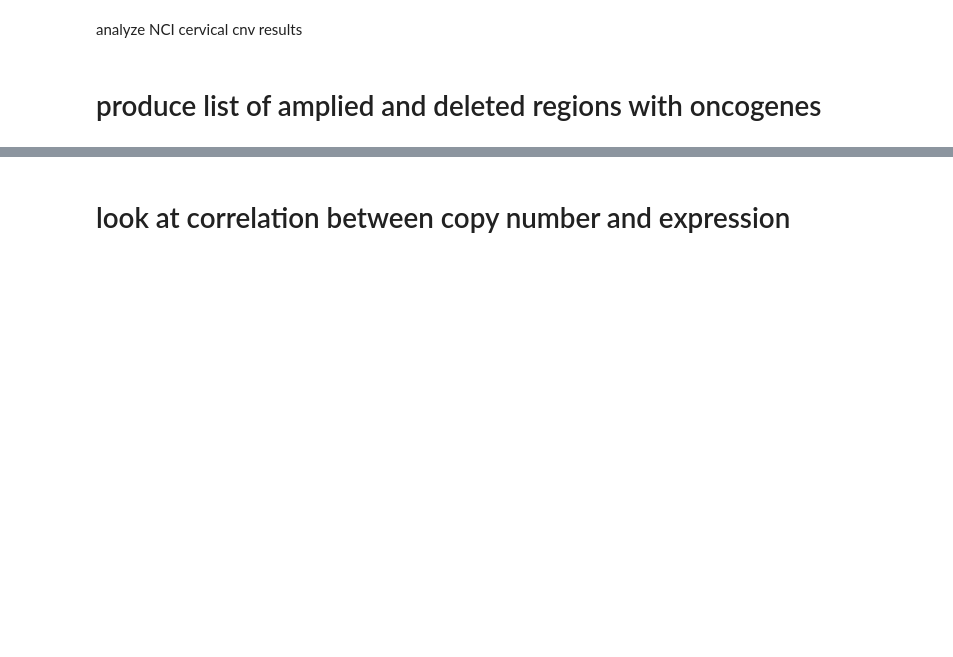
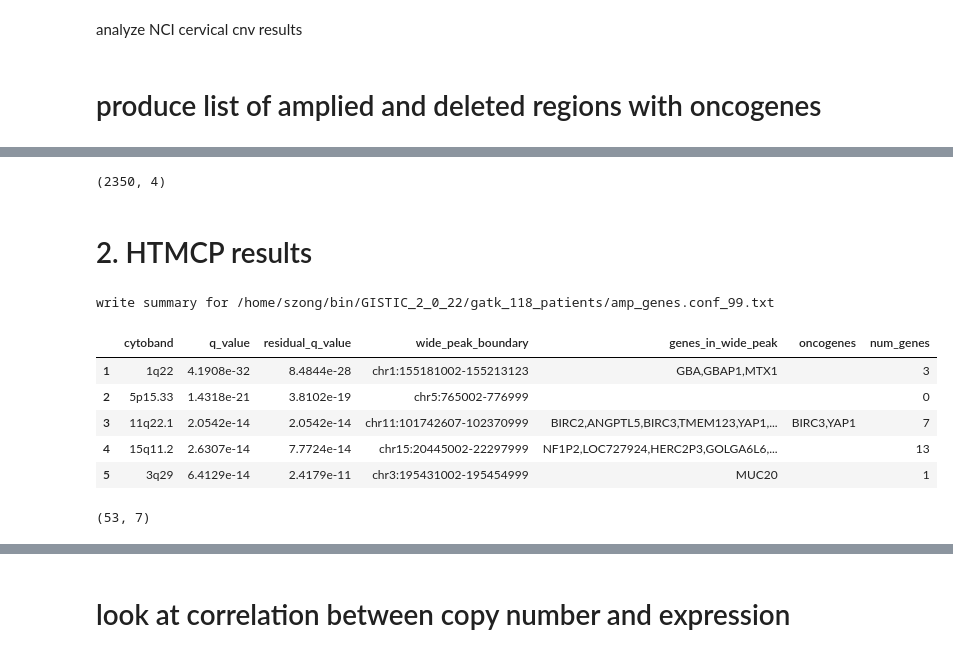
Before and after one commit to stuartzong/notebook, a Jupyter notebook: summarize_GISTIC_genes.ipynb, the cells around one changed output, grey strips where cells are left out. Cells and saved outputs as stored; diff of their text form; code cells hidden in the pictures; blank space fills up the shorter version.

```diff
--- a/summarize_GISTIC_genes.ipynb
+++ b/summarize_GISTIC_genes.ipynb
@@ -59,12 +48,0 @@ def summarize_genes(inf, tgs):
-# %%
-files = ['/home/szong/bin/GISTIC_2_0_22/124_patient_adj_hiv_pos/del_genes.conf_99.txt', '/home/szong/bin/GISTIC_2_0_22/124_patient_adj_hiv_pos/amp_genes.conf_99.txt']
-# files = ['/home/szong/bin/GISTIC_2_0_22/124_patient_adj_3k_0.1_1Mb/del_genes.conf_99.txt', '/home/szong/bin/GISTIC_2_0_22/124_patient_adj_3k_0.1_1Mb/amp_genes.conf_99.txt']
-for inf in files:
-    summarize_genes(inf, tgs)
-# to sort output
-# cat deletion_genes.txt |awk -F ":" '{print $1"\t"$2}'|sed 's/chr//g'|sort -k4n> deletion_genes_sorted.txt
-# %%
-files = ['/home/szong/bin/GISTIC_2_0_22/124_patient_adj_hiv_neg/del_genes.conf_99.txt', '/home/szong/bin/GISTIC_2_0_22/124_patient_adj_hiv_neg/amp_genes.conf_99.txt']
-# files = ['/home/szong/bin/GISTIC_2_0_22/124_patient_adj_3k_0.1_1Mb/del_genes.conf_99.txt', '/home/szong/bin/GISTIC_2_0_22/124_patient_adj_3k_0.1_1Mb/amp_genes.conf_99.txt']
-for inf in files:
-    summarize_genes(inf, tgs)
@@ -129,0 +49,21 @@ ndf['hiv+q'].hist()
+# %%
+def summarize_genes(inf, tgs):
+    df = pd.read_csv(inf, sep='\t', header=None)#.replace('', 'None')
+#     print(df)
+    df.loc['genes',:] = df.apply(lambda x:  ','.join([i.strip() for i in set(x[~x.isnull()][4:]) if ('[' not in i)]))
+    df.loc['tg_genes',:] = df.apply(lambda x:  ','.join([m.strip() for m in set(x[~x.isnull()][4:]) if m in tgs]))
+
+
+    df1 = df.loc[[0,1,2,3,'genes', 'tg_genes'],:].T
+    df1['xxx'] = df1.genes.apply(lambda x: x.split(','))
+#     '' in the list when there is a blank in the original files, must have a better way to deal with this
+    df1['num_genes'] = df1['xxx'].apply(lambda x: len(x) if '' not in x else len(x)-1)
+    df1 = df1.drop('xxx', axis=1)
+    df1 = df1.drop(0)
+    df1 = df1[:-1]
+    df1.columns = ['cytoband', 'q_value', 'residual_q_value', 'wide_peak_boundary', 'genes_in_wide_peak','oncogenes','num_genes']
+#     df1['cancer_genes'] = df1.apply(lambda x: '({0}){1}'.format(x[4], x[5]), axis=1)
+    of = '{}.summary'.format(inf)
+    print('write summary for {}'.format(inf))
+    df1.to_csv(of, index=False, sep='\t')
+    return df1
@@ -129,0 +130,23 @@ ndf['hiv+q'].hist()
+# %%
+df_tcga_amp.shape
+# %% [output]
+(2350, 4)
+# %% [markdown]
+# 2. HTMCP results
+# %%
+# f = '/home/szong/bin/GISTIC_2_0_22/gatk_118_patients/del_genes.conf_99.txt'
+f = '/home/szong/bin/GISTIC_2_0_22/gatk_118_patients/amp_genes.conf_99.txt'
+df_htmcp1 = summarize_genes(f, tgs)
+# %% [output]
+write summary for /home/szong/bin/GISTIC_2_0_22/gatk_118_patients/amp_genes.conf_99.txt
+# %%
+df_htmcp1.head()
+df_htmcp1.shape
+# %% [output]
+|  | cytoband | q_value | residual_q_value | wide_peak_boundary | genes_in_wide_peak | oncogenes | num_genes |
+| 1 | 1q22 | 4.1908e-32 | 8.4844e-28 | chr1:155181002-155213123 | GBA,GBAP1,MTX1 |  | 3 |
+| 2 | 5p15.33 | 1.4318e-21 | 3.8102e-19 | chr5:765002-776999 |  |  | 0 |
+| 3 | 11q22.1 | 2.0542e-14 | 2.0542e-14 | chr11:101742607-102370999 | BIRC2,ANGPTL5,BIRC3,TMEM123,YAP1,... | BIRC3,YAP1 | 7 |
+| 4 | 15q11.2 | 2.6307e-14 | 7.7724e-14 | chr15:20445002-22297999 | NF1P2,LOC727924,HERC2P3,GOLGA6L6,... |  | 13 |
+| 5 | 3q29 | 6.4129e-14 | 2.4179e-11 | chr3:195431002-195454999 | MUC20 |  | 1 |
+(53, 7)
```
Also changed, not shown: parts of 59 cells of this notebook, 20 other files.
